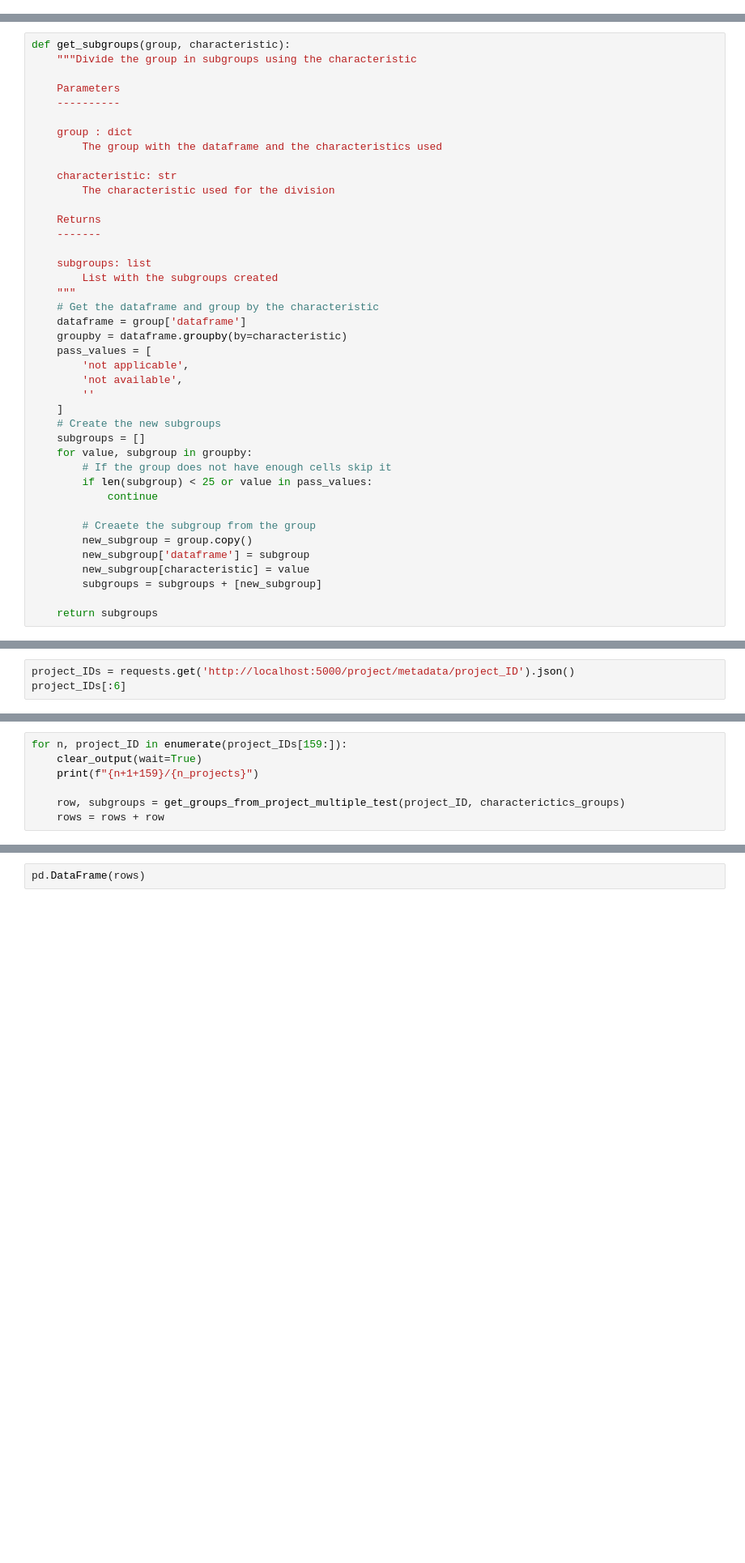
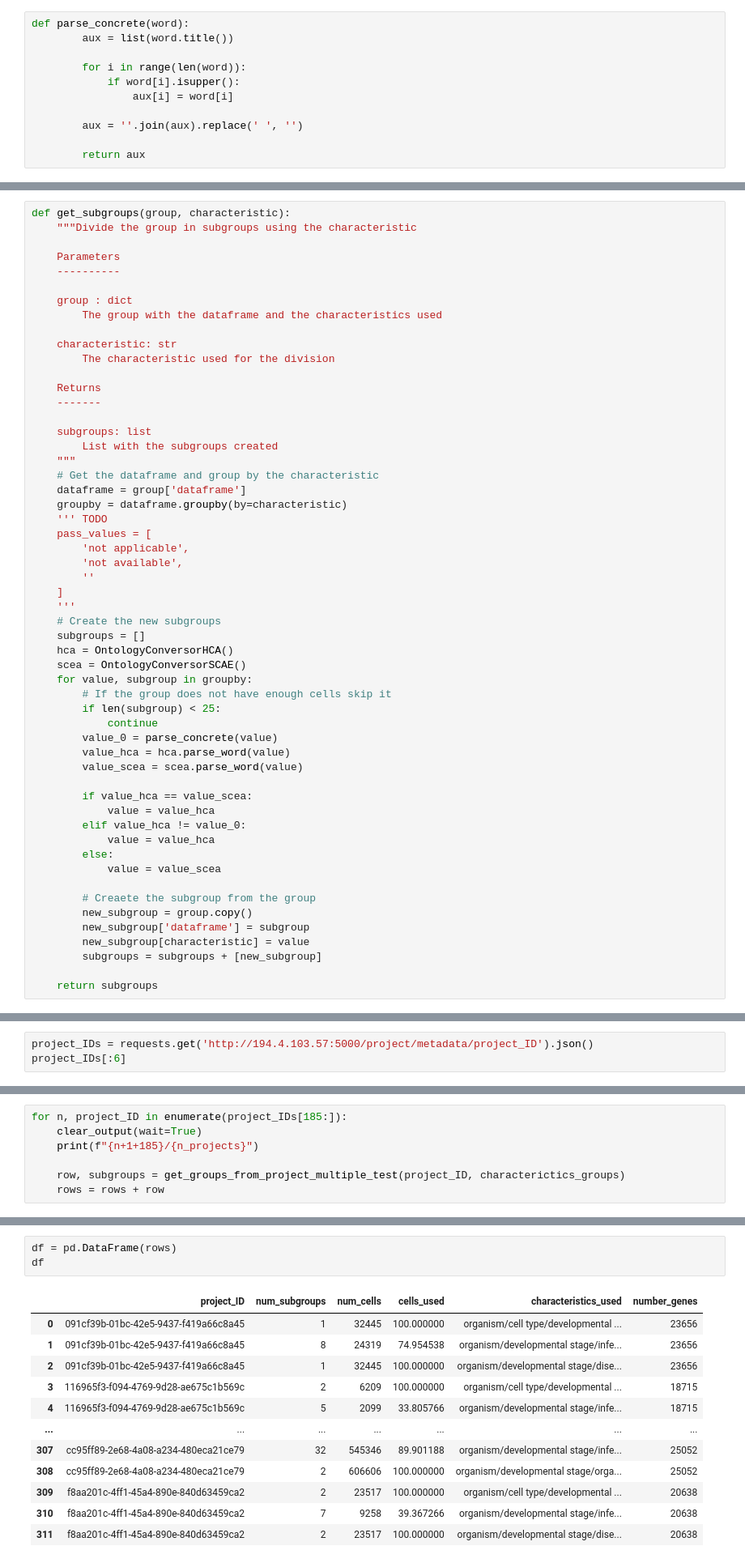
Before and after one commit to edusalcas/single-cell-repo, a Jupyter notebook: Experiments/Percentiles/Percentile_groups.ipynb, the cells around one changed output, grey strips where cells are left out. Shown at 81% size. Drawn from its saved outputs; the diff is of its cells as text; blank space fills up the shorter version.

```diff
--- a/Experiments/Percentiles/Percentile_groups.ipynb
+++ b/Experiments/Percentiles/Percentile_groups.ipynb
@@ -395,3 +395,14 @@ def init_subgroups(metadata):
     return subgroups
 # %%
 subgroups = init_subgroups(metadata)
+# %%
+def parse_concrete(word):
+        aux = list(word.title())
+
+        for i in range(len(word)):
+            if word[i].isupper():
+                aux[i] = word[i]
+
+        aux = ''.join(aux).replace(' ', '')
+
+        return aux
@@ -417,17 +431,31 @@ def get_subgroups(group, characteristic):
     # Get the dataframe and group by the characteristic
     dataframe = group['dataframe']
     groupby = dataframe.groupby(by=characteristic)
+    ''' TODO
     pass_values = [
         'not applicable',
         'not available',
         ''
     ]
+    '''
     # Create the new subgroups
     subgroups = []
+    hca = OntologyConversorHCA()
+    scea = OntologyConversorSCAE()
     for value, subgroup in groupby:
         # If the group does not have enough cells skip it
-        if len(subgroup) < 25 or value in pass_values:
+        if len(subgroup) < 25:
             continue
+        value_0 = parse_concrete(value)
+        value_hca = hca.parse_word(value)
+        value_scea = scea.parse_word(value)
+
+        if value_hca == value_scea:
+            value = value_hca
+        elif value_hca != value_0:
+            value = value_hca
+        else:
+            value = value_scea
 
         # Creaete the subgroup from the group
         new_subgroup = group.copy()
@@ -922,7 +951,7 @@ As we said, the main objetive is to get a table with the groups we would get gro
 # %% [markdown]
 First of all, we have to get the IDs from all the projects. We can archieve that using the API as follows:
 # %%
-project_IDs = requests.get('http://localhost:5000/project/metadata/project_ID').json()
+project_IDs = requests.get('http://194.4.103.57:5000/project/metadata/project_ID').json()
 project_IDs[:6]
 # %% [output]
 ['005d611a-14d5-4fbf-846e-571a1f874f70',
@@ -972,9 +1001,9 @@ from IPython.display import clear_output
 rows = []
 n_projects = len(project_IDs)
 # %%
-for n, project_ID in enumerate(project_IDs[159:]):
+for n, project_ID in enumerate(project_IDs[185:]):
     clear_output(wait=True)
-    print(f"{n+1+159}/{n_projects}")
+    print(f"{n+1+185}/{n_projects}")
 
     row, subgroups = get_groups_from_project_multiple_test(project_ID, characterictics_groups)
     rows = rows + row
@@ -984,2 +1012,16 @@ OSError: [Errno 28] No space left on device
 # %%
-pd.DataFrame(rows)
+df = pd.DataFrame(rows)
+df
+# %% [output]
+|  | project_ID | num_subgroups | num_cells | cells_used | characteristics_used | number_genes |
+| 0 | 091cf39b-01bc-42e5-9437-f419a66c8a45 | 1 | 32445 | 100.000000 | organism/cell type/developmental ... | 23656 |
+| 1 | 091cf39b-01bc-42e5-9437-f419a66c8a45 | 8 | 24319 | 74.954538 | organism/developmental stage/infe... | 23656 |
+| 2 | 091cf39b-01bc-42e5-9437-f419a66c8a45 | 1 | 32445 | 100.000000 | organism/developmental stage/dise... | 23656 |
+| 3 | 116965f3-f094-4769-9d28-ae675c1b569c | 2 | 6209 | 100.000000 | organism/cell type/developmental ... | 18715 |
+| 4 | 116965f3-f094-4769-9d28-ae675c1b569c | 5 | 2099 | 33.805766 | organism/developmental stage/infe... | 18715 |
+| ... | ... | ... | ... | ... | ... | ... |
+| 307 | cc95ff89-2e68-4a08-a234-480eca21ce79 | 32 | 545346 | 89.901188 | organism/developmental stage/infe... | 25052 |
+| 308 | cc95ff89-2e68-4a08-a234-480eca21ce79 | 2 | 606606 | 100.000000 | organism/developmental stage/orga... | 25052 |
+| 309 | f8aa201c-4ff1-45a4-890e-840d63459ca2 | 2 | 23517 | 100.000000 | organism/cell type/developmental ... | 20638 |
+| 310 | f8aa201c-4ff1-45a4-890e-840d63459ca2 | 7 | 9258 | 39.367266 | organism/developmental stage/infe... | 20638 |
+| 311 | f8aa201c-4ff1-45a4-890e-840d63459ca2 | 2 | 23517 | 100.000000 | organism/developmental stage/dise... | 20638 |
```
Also changed, not shown: parts of 12 cells of this notebook, 18 other files.
